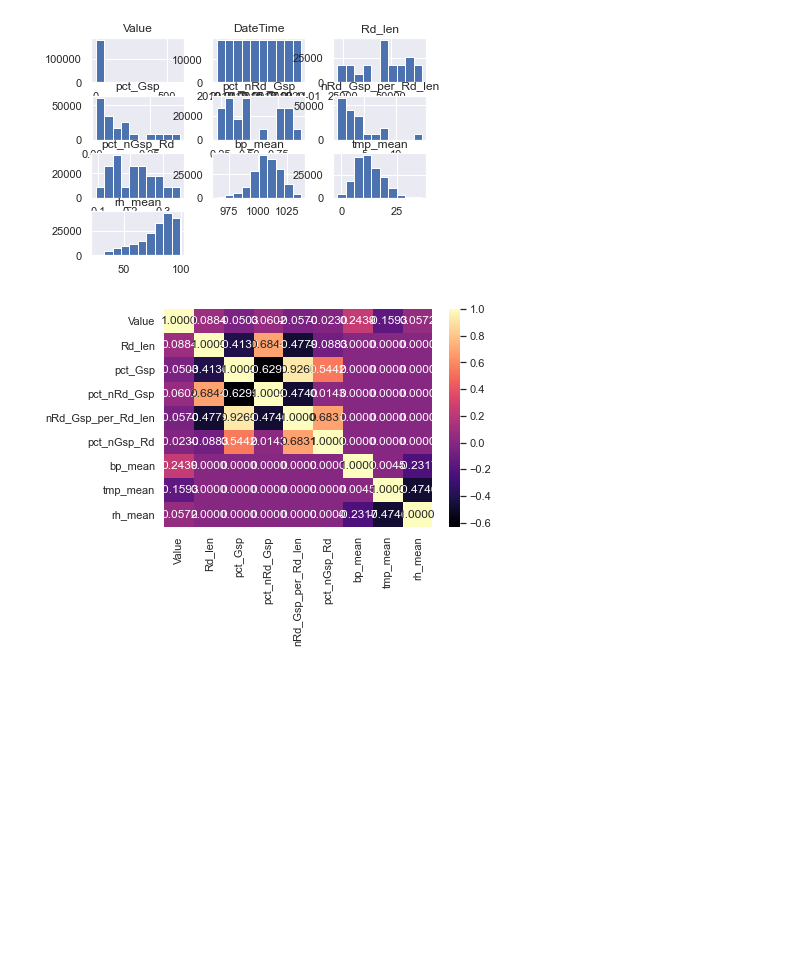
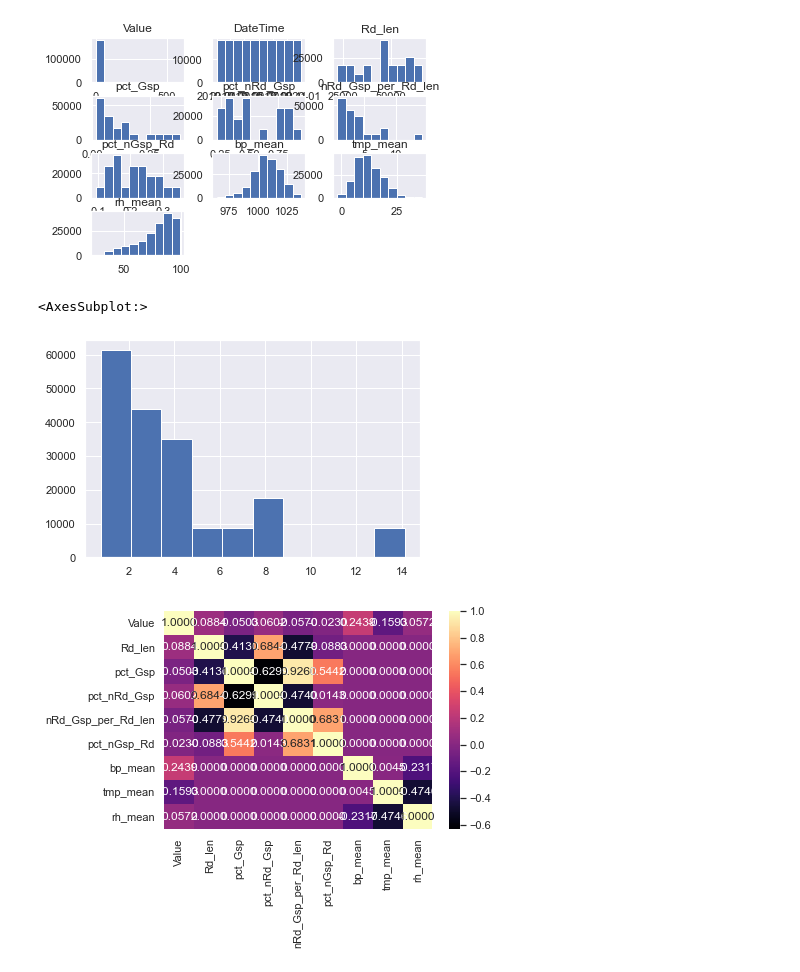
Before and after one commit to yulun-cd/IGS, a Jupyter notebook: DataAnalysis.ipynb, the cells around one changed output. Drawn from its saved outputs; the diff is of its cells as text; code cells hidden in the pictures; blank space fills up the shorter version.

```diff
--- a/DataAnalysis.ipynb
+++ b/DataAnalysis.ipynb
@@ -149,6 +143,6 @@ loc_gdf['buffer_area']=loc_gdf['buffer_1km'].area
 loc_gdf['Rd_len']=loc_gdf['Rd'].length
 # %%
 # get percentages of green space and near-road green space areas
-loc_gdf['pct_Gsp']=loc_gdf['Gsp'].area/loc_gdf['buffer_area'] # percentage of gsp area
-loc_gdf['pct_nRd_Gsp']=loc_gdf['nRd_Gsp'].area/loc_gdf['Gsp'].area # percentage of near road gsp area
+loc_gdf['pct_Gsp']=loc_gdf['Gsp'].area/loc_gdf['buffer_area']*100
+loc_gdf['pct_nRd_Gsp']=loc_gdf['nRd_Gsp'].area/loc_gdf['Gsp'].area*100
 # %%
@@ -155,3 +150,4 @@ loc_gdf['pct_nRd_Gsp']=loc_gdf['nRd_Gsp'].area/loc_gdf['Gsp'].area # percentage
 loc_gdf['nRd_Gsp_per_Rd_len']=loc_gdf['nRd_Gsp'].area/loc_gdf['Rd_len']
 # %%
-loc_gdf['pct_nGsp_Rd']=loc_gdf['nGsp_Rd'].length/loc_gdf['Rd_len']
+# percentage of near-green-space road
+loc_gdf['pct_nGsp_Rd']=loc_gdf['nGsp_Rd'].length/loc_gdf['Rd_len']*100
@@ -294,6 +269,11 @@ array([[<AxesSubplot:title={'center':'Value'}>,
        [<AxesSubplot:title={'center':'rh_mean'}>, <AxesSubplot:>,
         <AxesSubplot:>]], dtype=object)
 [figure]
+# %%
+df['nRd_Gsp_per_Rd_len'].hist()
+# %% [output]
+<AxesSubplot:>
+[figure, added]
 # %%
 sns.heatmap(df.corr(method='spearman').round(4),annot=True,fmt='.4f',cmap='magma')
 plt.show()
```
Also changed, not shown: parts of 15 cells of this notebook.
